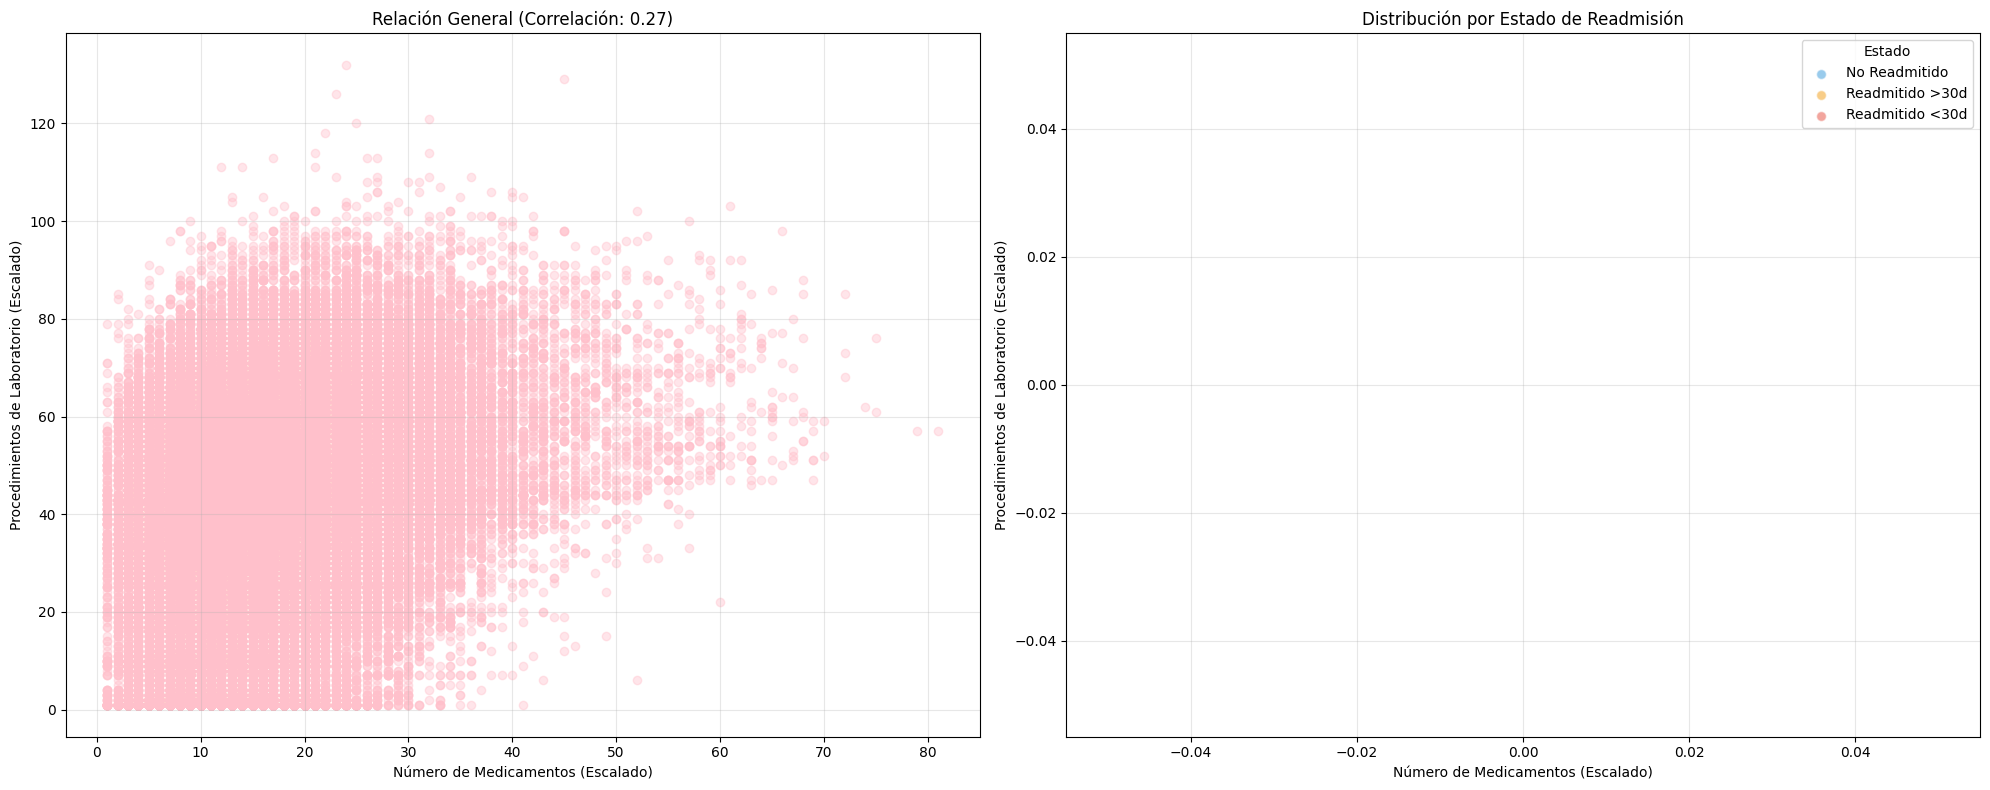
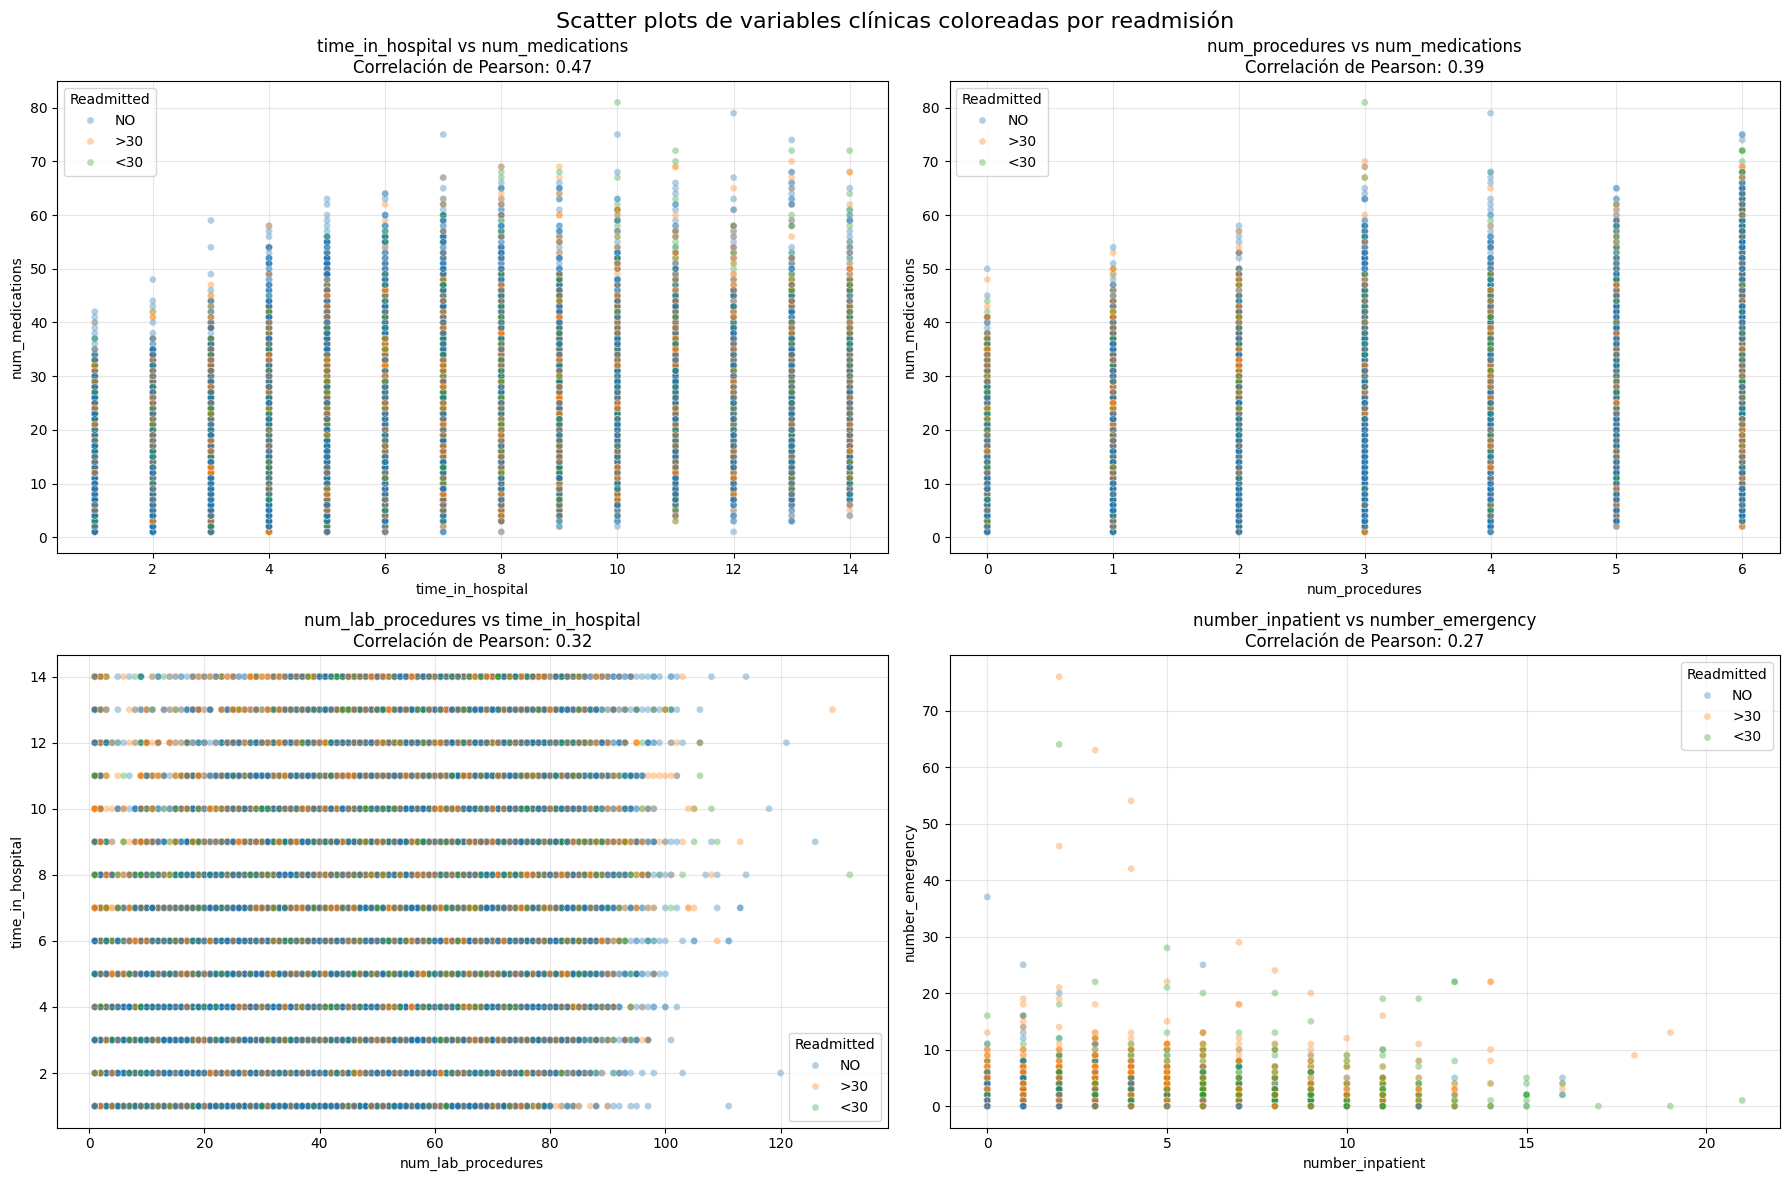
The notebook cell's code change between the first figure and the second:
--- before
+++ after
@@ -1,40 +1,49 @@
-# 1. Definimos las variables a comparar
-# 'num_medications' y 'num_lab_procedures':  relación interesante
-x_feature = 'num_medications'
-y_feature = 'num_lab_procedures'
+# Pares de variables numéricas a analizar
+scatter_pairs = [
+    ("time_in_hospital", "num_medications"),
+    ("num_procedures", "num_medications"),
+    ("num_lab_procedures", "time_in_hospital"),
+    ("number_inpatient", "number_emergency")
+]
 
-fig, axes = plt.subplots(1, 2, figsize=(20, 8))
+# Comprobamos que las columnas existen
+missing_cols = []
+for x_col, y_col in scatter_pairs:
+    if x_col not in df.columns:
+        missing_cols.append(x_col)
+    if y_col not in df.columns:
+        missing_cols.append(y_col)
 
-# --- GRÁFICO 1: Scatter Simple ---
-correlacion = df[x_feature].corr(df[y_feature])
+if "readmitted" not in df.columns:
+    missing_cols.append("readmitted")
 
-axes[0].scatter(df[x_feature], df[y_feature], alpha=0.4, color='pink')
-axes[0].set_xlabel('Número de Medicamentos (Escalado)')
-axes[0].set_ylabel('Procedimientos de Laboratorio (Escalado)')
-axes[0].set_title(f'Relación General (Correlación: {correlacion:.2f})')
-axes[0].grid(True, alpha=0.3)
+if missing_cols:
+    raise ValueError(f"Faltan columnas en el dataframe: {set(missing_cols)}")
 
-# --- GRÁFICO 2: Scatter coloreado por Readmisión ---
-# Mapeo inverso para que la leyenda sea legible (0=No, 1=>30, 2=<30)
-labels_readmitted = {0: 'No Readmitido', 1: 'Readmitido >30d', 2: 'Readmitido <30d'}
-colores_readmision = {0: '#3498db', 1: '#f39c12', 2: '#e74c3c'}
+# Figura con scatter plots coloreados por readmitted
+fig, axes = plt.subplots(2, 2, figsize=(18, 12))
+axes = axes.flatten()
 
-for valor, etiqueta in labels_readmitted.items():
-    mask = df['readmitted'] == valor
-    axes[1].scatter(df.loc[mask, x_feature], 
-                    df.loc[mask, y_feature], 
-                    label=etiqueta, 
-                    color=colores_readmision[valor],
-                    edgecolor='white',
-                    alpha=0.5,
-                    s=50)
+for ax, (x_col, y_col) in zip(axes, scatter_pairs):
+    corr = df[[x_col, y_col]].corr(method="pearson").iloc[0, 1]
 
-axes[1].set_xlabel('Número de Medicamentos (Escalado)')
-axes[1].set_ylabel('Procedimientos de Laboratorio (Escalado)')
-axes[1].set_title('Distribución por Estado de Readmisión')
-axes[1].legend(title="Estado")
-axes[1].grid(True, alpha=0.3)
+    sns.scatterplot(
+        data=df,
+        x=x_col,
+        y=y_col,
+        hue="readmitted",
+        alpha=0.35,
+        s=25,
+        ax=ax
+    )
 
+    ax.set_title(f"{x_col} vs {y_col}\nCorrelación de Pearson: {corr:.2f}")
+    ax.set_xlabel(x_col)
+    ax.set_ylabel(y_col)
+    ax.grid(True, alpha=0.3)
+    ax.legend(title="Readmitted")
+
+plt.suptitle("Scatter plots de variables clínicas coloreadas por readmisión", fontsize=16)
 plt.tight_layout()
-plt.savefig('../visualizacion_eda/scatter_plots_diabetes.png', dpi=300, bbox_inches='tight')
+plt.savefig('../visualizacion_eda/correlacion_matrix_diabetes.png', dpi=300, bbox_inches='tight')
 plt.show()

Commit: avance EDA